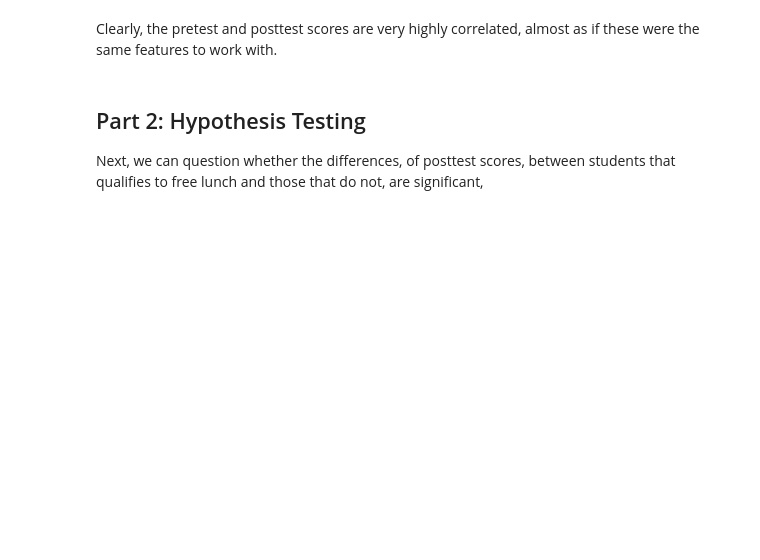
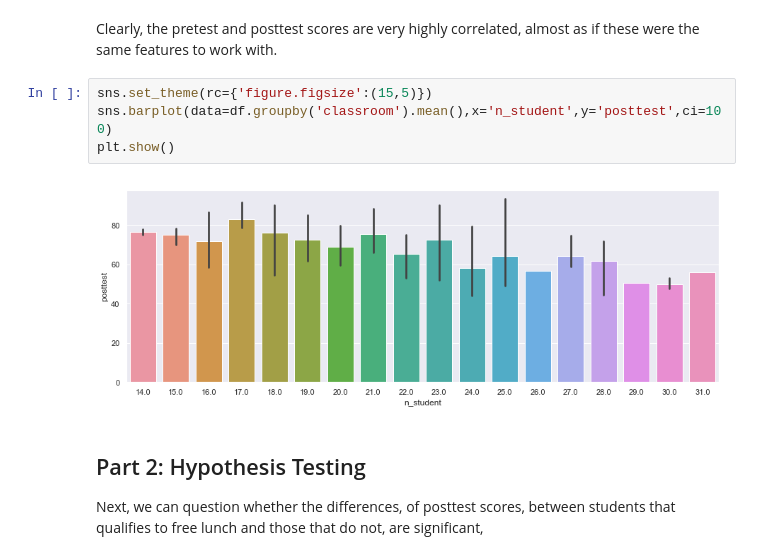
Before and after one commit to Matt88Ac/ModernStatistics_Final, a Jupyter notebook: Test_Scores.ipynb, the cells around one changed output. Drawn from its saved outputs; the diff is of its cells as text; blank space fills up the shorter version.

```diff
--- a/Test_Scores.ipynb
+++ b/Test_Scores.ipynb
@@ -118,5 +119,11 @@ plt.show()
 # %% [markdown]
 Clearly, the pretest and posttest scores are very highly correlated, almost as if these were the same features to work with.
+# %%
+sns.set_theme(rc={'figure.figsize':(15,5)})
+sns.barplot(data=df.groupby('classroom').mean(),x='n_student',y='posttest',ci=100)
+plt.show()
+# %% [output]
+[figure, added]
 # %% [markdown]
 ## Part 2: Hypothesis Testing
 
```
Also changed, not shown: parts of 14 cells of this notebook.
